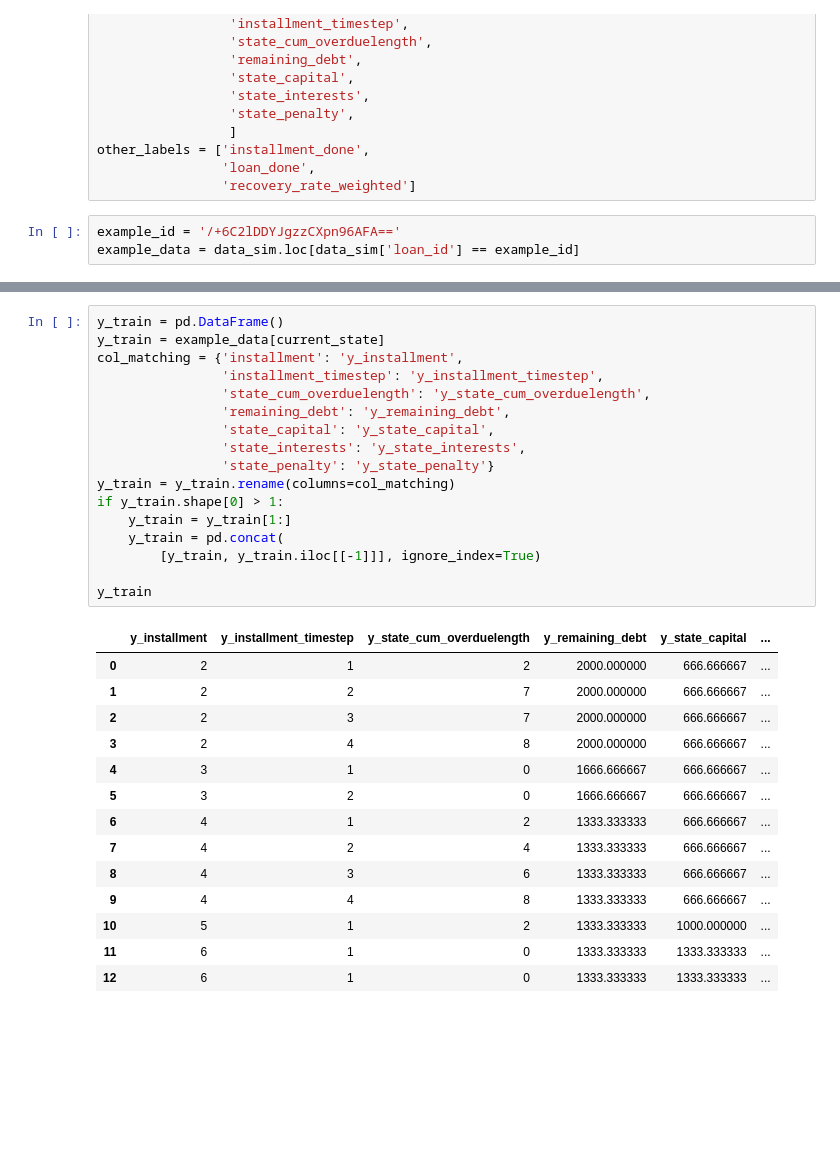
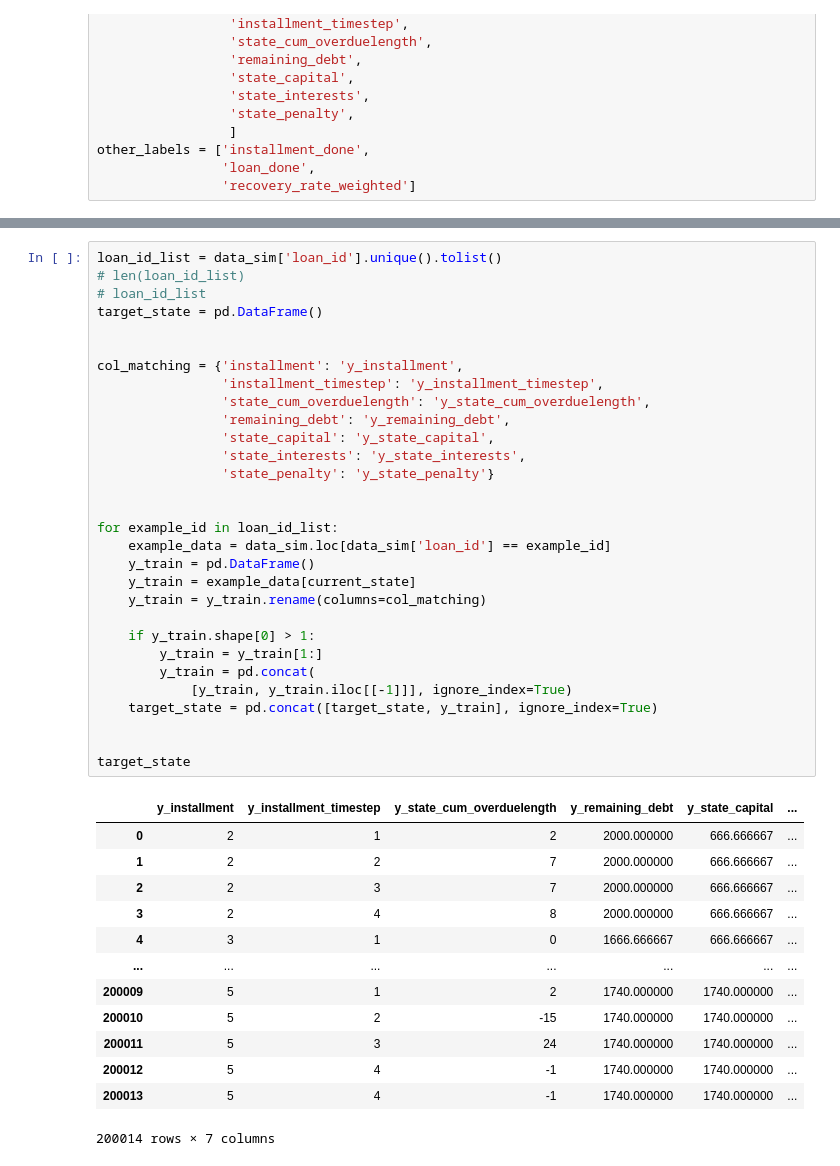
Before and after one commit to QianZeHao123/LoanRL, a Jupyter notebook: 4_note_2025_2_1.ipynb, the cells around one changed output, grey strips where cells are left out. Drawn from its saved outputs; the diff is of its cells as text; blank space fills up the shorter version.

```diff
--- a/4_note_2025_2_1.ipynb
+++ b/4_note_2025_2_1.ipynb
@@ -81,6 +59,3 @@ current_state = ['installment',
 other_labels = ['installment_done',
                 'loan_done',
                 'recovery_rate_weighted']
-# %%
-example_id = '/+6C2lDDYJgzzCXpn96AFA=='
-example_data = data_sim.loc[data_sim['loan_id'] == example_id]
@@ -106,32 +62,44 @@ x_train
 # %%
-y_train = pd.DataFrame()
-y_train = example_data[current_state]
+loan_id_list = data_sim['loan_id'].unique().tolist()
+# len(loan_id_list)
+# loan_id_list
+target_state = pd.DataFrame()
+
+
 col_matching = {'installment': 'y_installment',
                 'installment_timestep': 'y_installment_timestep',
                 'state_cum_overduelength': 'y_state_cum_overduelength',
                 'remaining_debt': 'y_remaining_debt',
                 'state_capital': 'y_state_capital',
                 'state_interests': 'y_state_interests',
                 'state_penalty': 'y_state_penalty'}
-y_train = y_train.rename(columns=col_matching)
-if y_train.shape[0] > 1:
-    y_train = y_train[1:]
-    y_train = pd.concat(
-        [y_train, y_train.iloc[[-1]]], ignore_index=True)
 
-y_train
+
+for example_id in loan_id_list:
+    example_data = data_sim.loc[data_sim['loan_id'] == example_id]
+    y_train = pd.DataFrame()
+    y_train = example_data[current_state]
+    y_train = y_train.rename(columns=col_matching)
+
+    if y_train.shape[0] > 1:
+        y_train = y_train[1:]
+        y_train = pd.concat(
+            [y_train, y_train.iloc[[-1]]], ignore_index=True)
+    target_state = pd.concat([target_state, y_train], ignore_index=True)
+
+
+target_state
 # %% [output]
 |  | y_installment | y_installment_timestep | y_state_cum_overduelength | y_remaining_debt | y_state_capital | ... |
 | 0 | 2 | 1 | 2 | 2000.000000 | 666.666667 | ... |
 | 1 | 2 | 2 | 7 | 2000.000000 | 666.666667 | ... |
 | 2 | 2 | 3 | 7 | 2000.000000 | 666.666667 | ... |
 | 3 | 2 | 4 | 8 | 2000.000000 | 666.666667 | ... |
 | 4 | 3 | 1 | 0 | 1666.666667 | 666.666667 | ... |
-| 5 | 3 | 2 | 0 | 1666.666667 | 666.666667 | ... |
-| 6 | 4 | 1 | 2 | 1333.333333 | 666.666667 | ... |
-| 7 | 4 | 2 | 4 | 1333.333333 | 666.666667 | ... |
-| 8 | 4 | 3 | 6 | 1333.333333 | 666.666667 | ... |
-| 9 | 4 | 4 | 8 | 1333.333333 | 666.666667 | ... |
-| 10 | 5 | 1 | 2 | 1333.333333 | 1000.000000 | ... |
-| 11 | 6 | 1 | 0 | 1333.333333 | 1333.333333 | ... |
-| 12 | 6 | 1 | 0 | 1333.333333 | 1333.333333 | ... |
+| ... | ... | ... | ... | ... | ... | ... |
+| 200009 | 5 | 1 | 2 | 1740.000000 | 1740.000000 | ... |
+| 200010 | 5 | 2 | -15 | 1740.000000 | 1740.000000 | ... |
+| 200011 | 5 | 3 | 24 | 1740.000000 | 1740.000000 | ... |
+| 200012 | 5 | 4 | -1 | 1740.000000 | 1740.000000 | ... |
+| 200013 | 5 | 4 | -1 | 1740.000000 | 1740.000000 | ... |
+200014 rows × 7 columns
```
Also changed, not shown: parts of 5 cells of this notebook.
